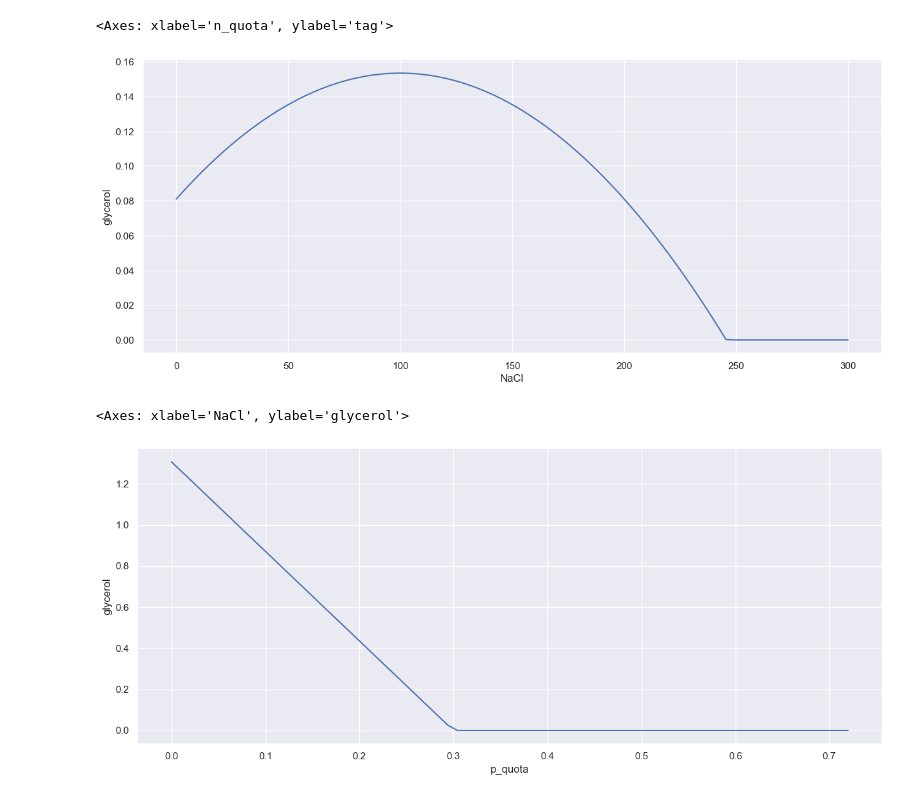
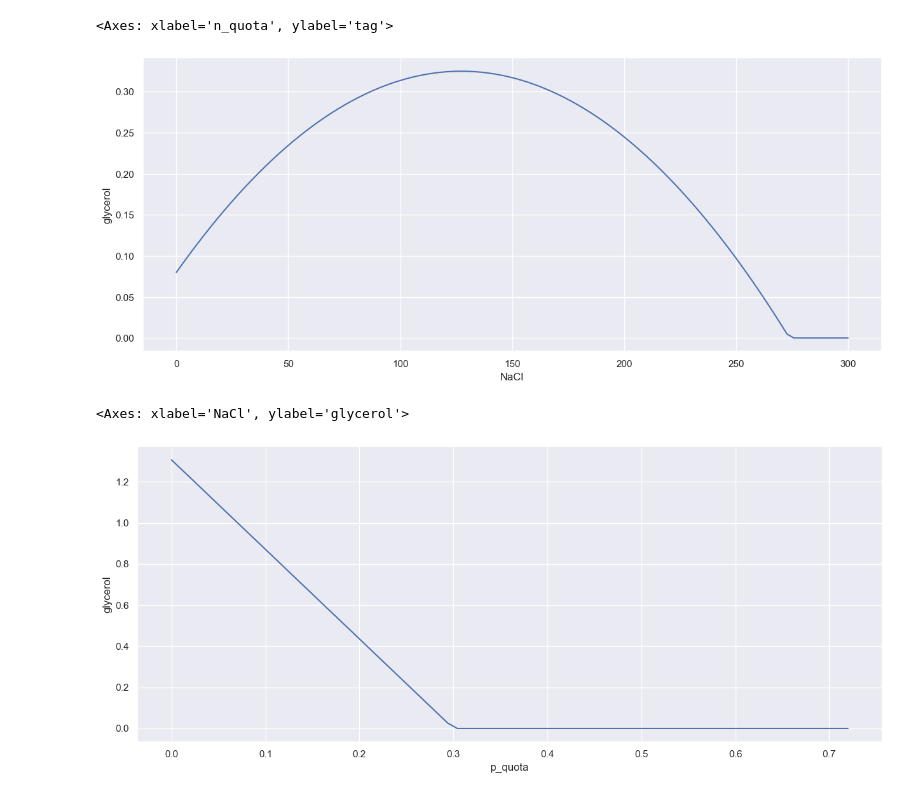
Before and after one commit to ecunha1996/GSMMutils, a Jupyter notebook: examples/dynamic_expressions_analysis.ipynb, the cells around one changed output. Cells and saved outputs as stored; diff of their text form; code cells hidden in the pictures.

Commit message:
[FIX] unit tests for units & dfba update

```diff
--- a/examples/dynamic_expressions_analysis.ipynb
+++ b/examples/dynamic_expressions_analysis.ipynb
@@ -78,10 +23,11 @@ lineplot(list(res.keys()), list(res.values()), xlabel="n_quota", ylabel="tag")
 [figure]
 <Axes: xlabel='n_quota', ylabel='tag'>
 # %%
+analysis.load_parameters(f"{DATA_PATH}/dfba/inputs/initial_parameters.json")
 res = analysis.evaluate_dynamic_expression("glycerol", "nacl", param_range= [0, 300, 1])
 lineplot(list(res.keys()), list(res.values()), xlabel="NaCl", ylabel="glycerol")
 # %% [output]
-[figure, old version]
+[figure, new version]
 <Axes: xlabel='NaCl', ylabel='glycerol'>
 # %%
 res = analysis.evaluate_dynamic_expression("glycerol", "p_quota")
```
Also changed, not shown: parts of 5 cells of this notebook, 12 other files.
